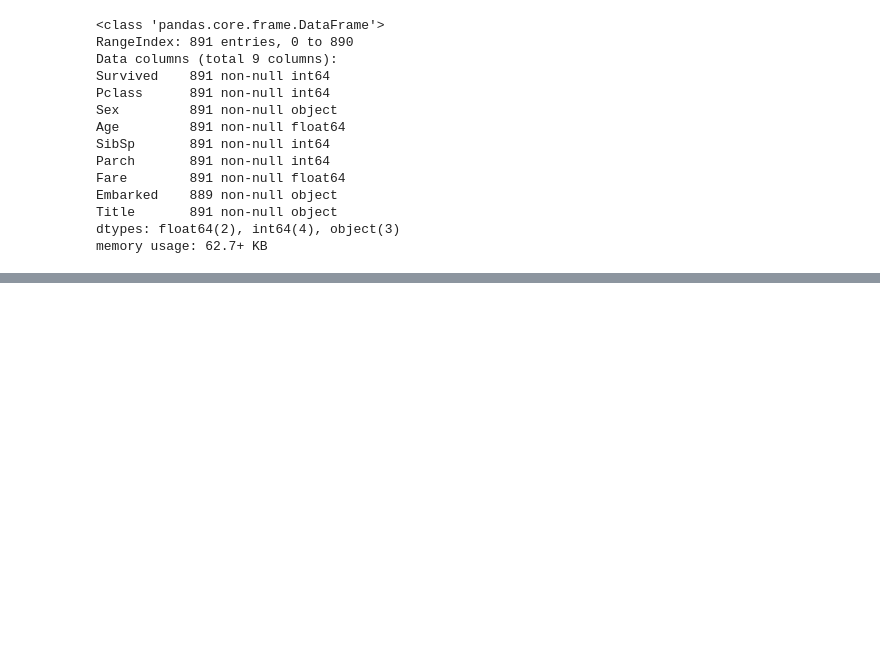
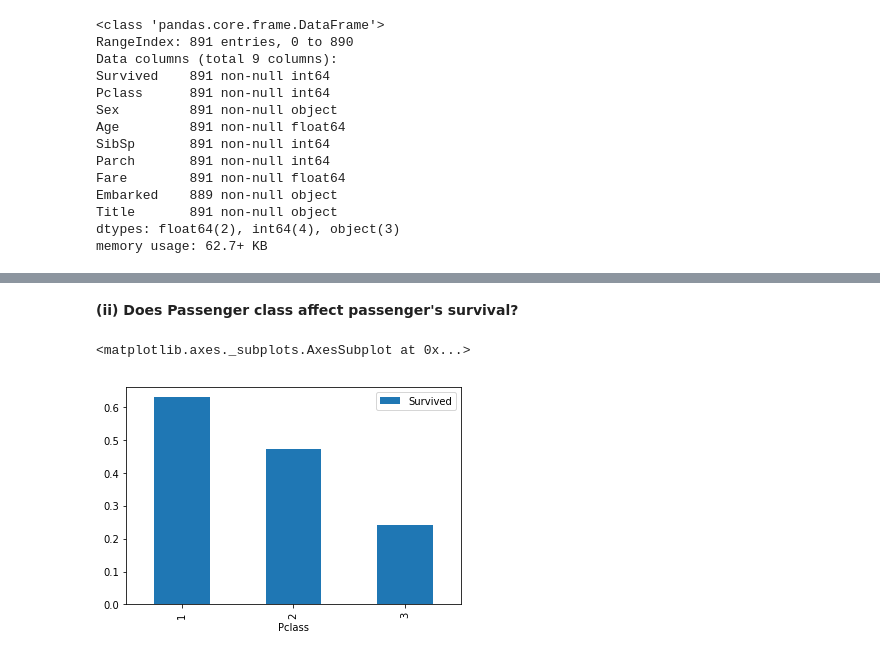
Before and after one commit to madhavhugar/Kaggle-Challenges, a Jupyter notebook: titanic-survival/src/analysis/titanic-survival-notebook.ipynb, the cells around one changed output, grey strips where cells are left out. Drawn from its saved outputs; the diff is of its cells as text; code cells hidden in the pictures; blank space fills up the shorter version.

```diff
--- a/titanic-survival/src/analysis/titanic-survival-notebook.ipynb
+++ b/titanic-survival/src/analysis/titanic-survival-notebook.ipynb
@@ -162,0 +184,11 @@ memory usage: 62.7+ KB
+# %% [markdown]
+**(ii) Does Passenger class affect passenger's survival?**
+# %%
+df_cleaned[['Pclass', 'Survived']]\
+    .groupby(by='Pclass', as_index=True)\
+    .mean()\
+    .sort_values(by='Survived', ascending=False)\
+    .plot(kind='bar')
+# %% [output]
+<matplotlib.axes._subplots.AxesSubplot at 0x...>
+[figure, added]
```
Also changed, not shown: parts of 22 cells of this notebook.
